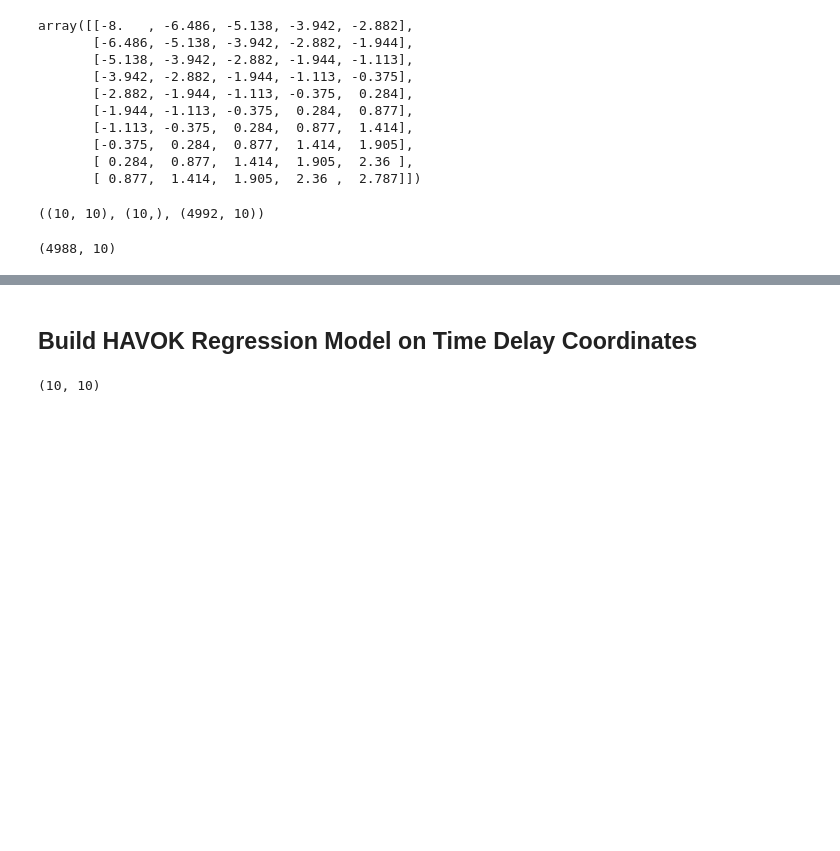
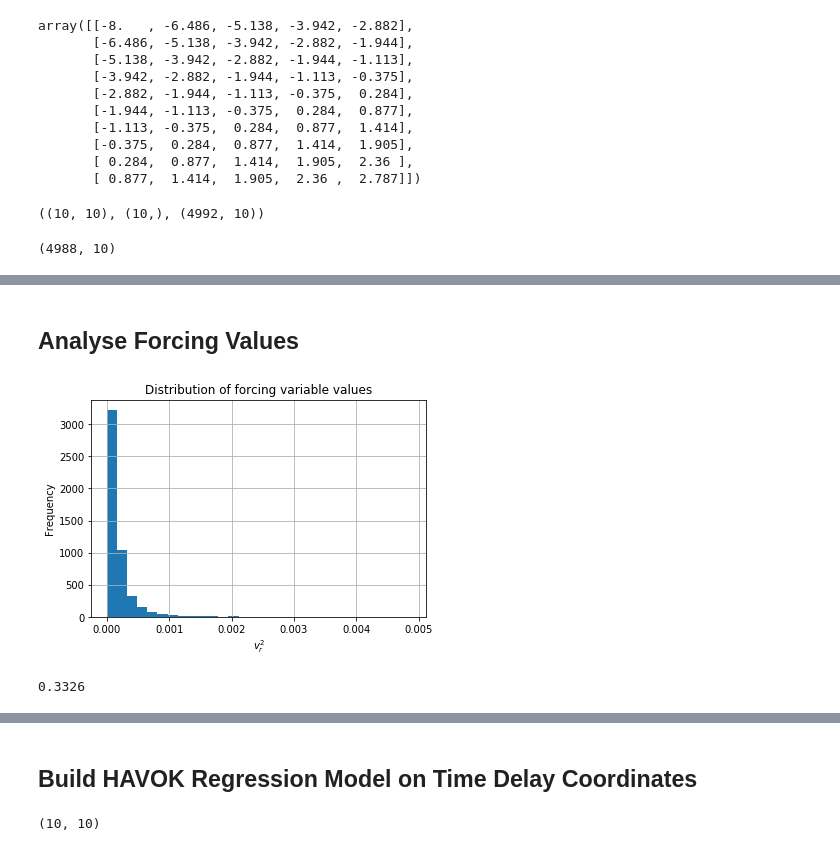
Before and after one commit to billtubbs/mech-575, a Jupyter notebook: code/python/Chapter-7-HAVOK-Lorenz.ipynb, the cells around one changed output, grey strips where cells are left out. Saved outputs shown, nothing was run; the diff lists cells and outputs as text; code cells hidden in the pictures; blank space fills up the shorter version.

```diff
--- a/code/python/Chapter-7-HAVOK-Lorenz.ipynb
+++ b/code/python/Chapter-7-HAVOK-Lorenz.ipynb
@@ -177,0 +174,18 @@ scatter_plot_3d(V[:,:3], filename=filepath)
+# %% [markdown]
+## Analyse Forcing Values
+# %%
+forcing_values = V[:, r-1]**2
+
+plt.hist(V[:, row]**2, bins=30)
+plt.title('Distribution of forcing variable values')
+plt.xlabel('$v_r^2$')
+plt.ylabel('Frequency')
+plt.grid()
+plt.show()
+# %% [output]
+[figure, added]
+# %%
+is_forcing = forcing_values > 0.00005  # Choose threshold
+round(sum(is_forcing) / len(is_forcing), 4)
+# %% [output]
+0.3326
```
Also changed, not shown: parts of 17 cells of this notebook, 2 other files.
